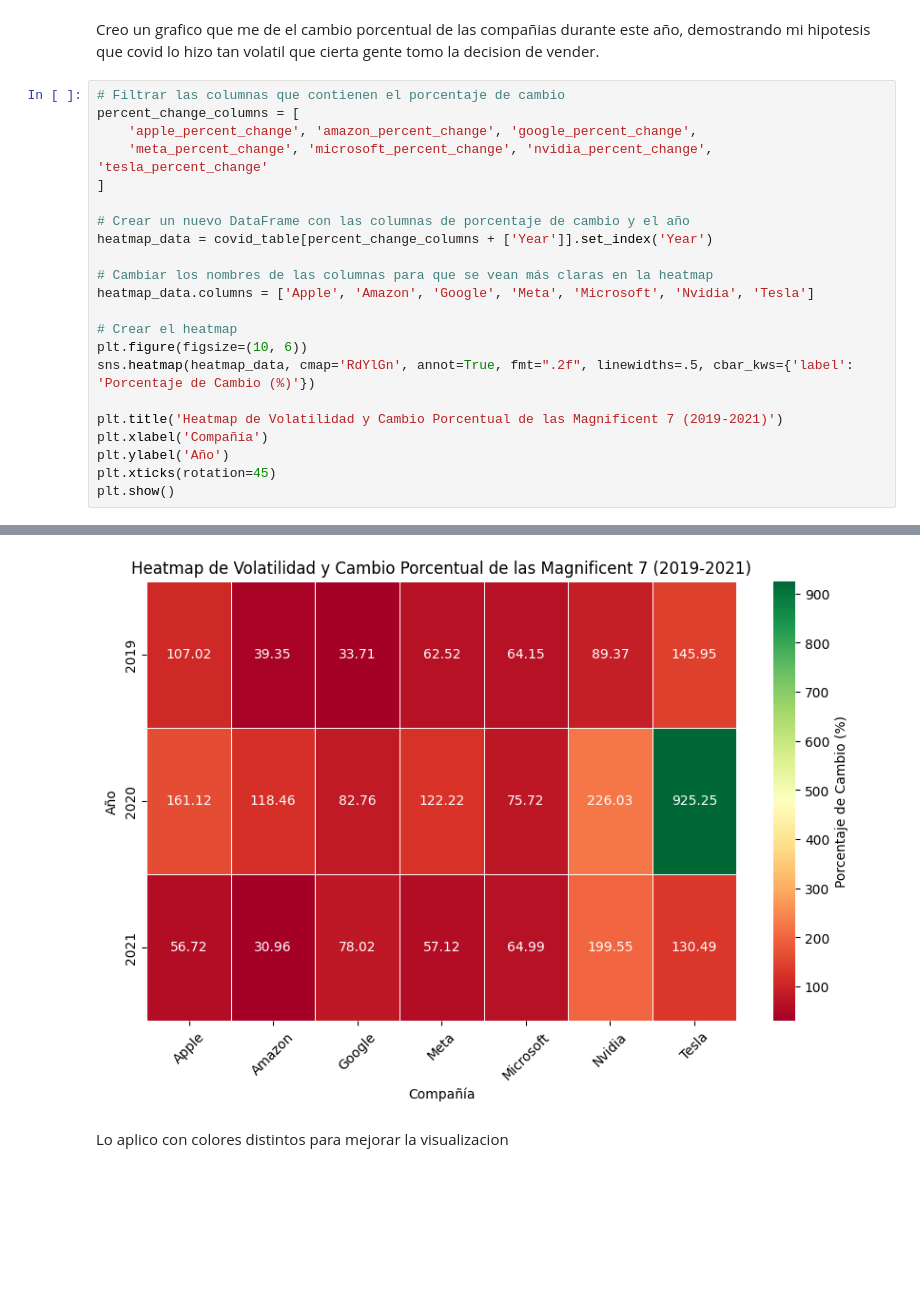
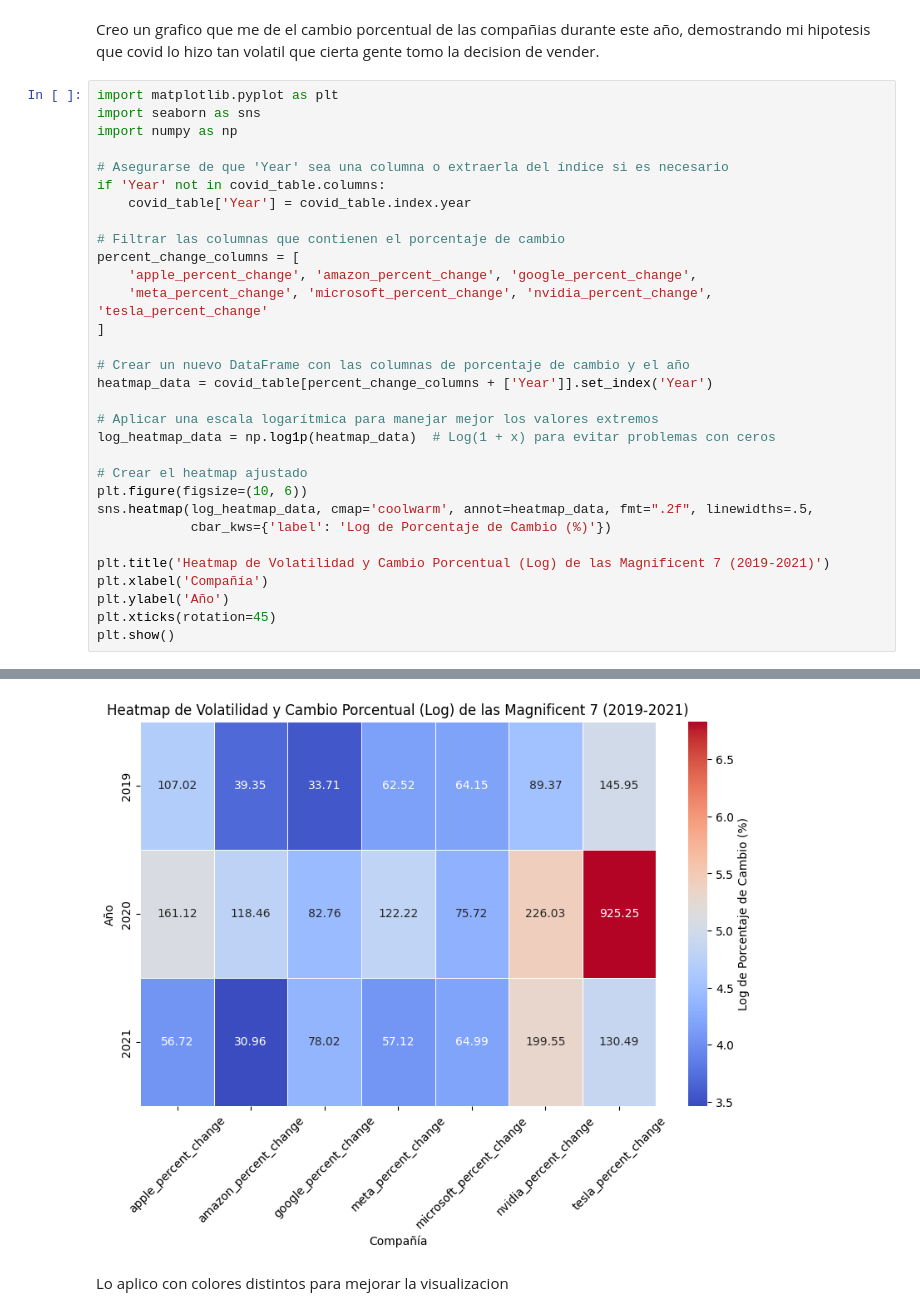
Before and after one commit to SergioChalela/Project_2, a Jupyter notebook: Magnificent_seven.ipynb, the cells around one changed output, grey strips where cells are left out. Cells and saved outputs as stored; diff of their text form; blank space fills up the shorter version.

```diff
--- a/Magnificent_seven.ipynb
+++ b/Magnificent_seven.ipynb
@@ -655,6 +668,14 @@ Index(['apple_high', 'apple_low', 'amazon_high', 'amazon_low', 'google_high',
 # %% [markdown]
 Creo un grafico que me de el cambio porcentual de las compañias durante este año, demostrando mi hipotesis que covid lo hizo tan volatil que cierta gente tomo la decision de vender.
 # %%
+import matplotlib.pyplot as plt
+import seaborn as sns
+import numpy as np
+
+# Asegurarse de que 'Year' sea una columna o extraerla del índice si es necesario
+if 'Year' not in covid_table.columns:
+    covid_table['Year'] = covid_table.index.year
+
 # Filtrar las columnas que contienen el porcentaje de cambio
 percent_change_columns = [
     'apple_percent_change', 'amazon_percent_change', 'google_percent_change',
@@ -664,14 +685,15 @@ percent_change_columns = [
 # Crear un nuevo DataFrame con las columnas de porcentaje de cambio y el año
 heatmap_data = covid_table[percent_change_columns + ['Year']].set_index('Year')
 
-# Cambiar los nombres de las columnas para que se vean más claras en la heatmap
-heatmap_data.columns = ['Apple', 'Amazon', 'Google', 'Meta', 'Microsoft', 'Nvidia', 'Tesla']
+# Aplicar una escala logarítmica para manejar mejor los valores extremos
+log_heatmap_data = np.log1p(heatmap_data)  # Log(1 + x) para evitar problemas con ceros
 
-# Crear el heatmap
+# Crear el heatmap ajustado
 plt.figure(figsize=(10, 6))
-sns.heatmap(heatmap_data, cmap='RdYlGn', annot=True, fmt=".2f", linewidths=.5, cbar_kws={'label': 'Porcentaje de Cambio (%)'})
+sns.heatmap(log_heatmap_data, cmap='coolwarm', annot=heatmap_data, fmt=".2f", linewidths=.5,
+            cbar_kws={'label': 'Log de Porcentaje de Cambio (%)'})
 
-plt.title('Heatmap de Volatilidad y Cambio Porcentual de las Magnificent 7 (2019-2021)')
+plt.title('Heatmap de Volatilidad y Cambio Porcentual (Log) de las Magnificent 7 (2019-2021)')
 plt.xlabel('Compañía')
 plt.ylabel('Año')
 plt.xticks(rotation=45)
@@ -680,4 +707,4 @@ plt.show()
-[figure, old version]
+[figure, new version]
 # %% [markdown]
 Lo aplico con colores distintos para mejorar la visualizacion
 # %%
```
Also changed, not shown: parts of 15 cells of this notebook, 2 other files.
